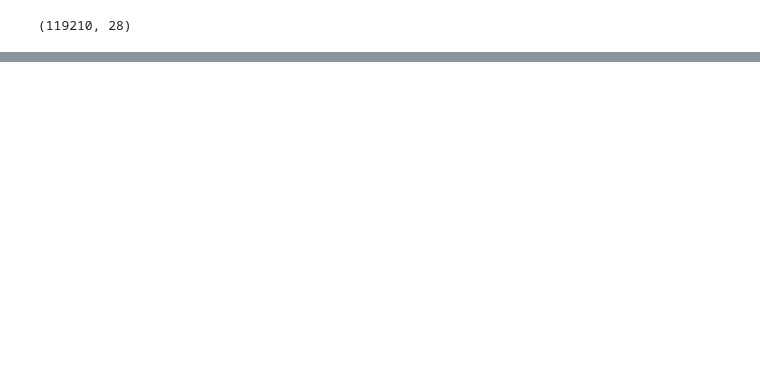
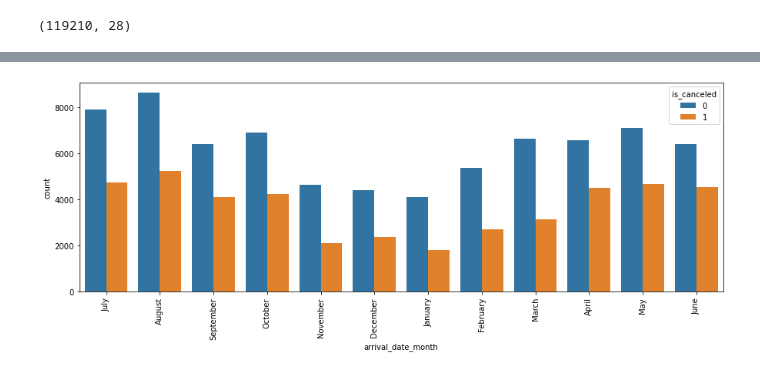
Before and after one commit to infoshareacademy/jdszr6-creative-masters, a Jupyter notebook: ML/roc_curve_conf_matrix.ipynb, the cells around one changed output, grey strips where cells are left out. Saved outputs shown, nothing was run; the diff lists cells and outputs as text; code cells hidden in the pictures; blank space fills up the shorter version.

```diff
--- a/ML/roc_curve_conf_matrix.ipynb
+++ b/ML/roc_curve_conf_matrix.ipynb
@@ -65,0 +96,6 @@ data_df.shape
+# %%
+plt.figure(figsize=(15, 5))
+sns.countplot(x="arrival_date_month", hue="is_canceled", data=data_df)
+plt.xticks(rotation=90);
+# %% [output]
+[figure, added]
```
Also changed, not shown: parts of 21 cells of this notebook, 1 other file.
